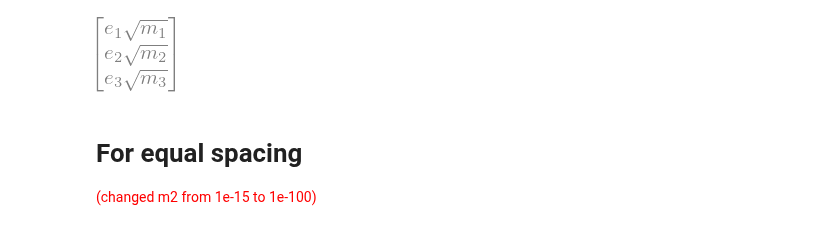
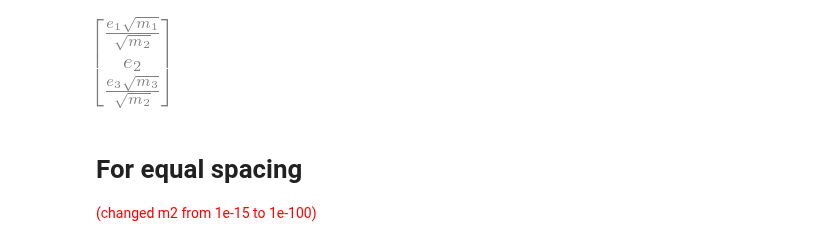
Before and after one commit to EritasY/Chaos, a Jupyter notebook: ModeApproximationComparisonDan.ipynb, the cells around one changed output. Drawn from its saved outputs; the diff is of its cells as text; code cells hidden in the pictures.

```diff
--- a/ModeApproximationComparisonDan.ipynb
+++ b/ModeApproximationComparisonDan.ipynb
@@ -40,13 +40,13 @@ def make_sim(alpha, mass, ecc, pom):
 # %%
 from sympy import *
 init_printing()
 m1, m2, m3, Mstar, e12, e23, e13, b1_12, b1_23, b1_13, b2_12, b2_23, b2_13, alpha12, alpha23, alpha13, e1, e2, e3 = symbols("m1, m2, m3, Mstar, e_{12}, e_{23}, e_{13}, b1_{12}, b1_{23}, b1_{13}, b2_{12}, b2_{23}, b2_{13}, a_{12}, a_{23}, a_{13}, e_1, e_2, e_3", positive=True, real=True)
 eps12, eps23, eps13 = symbols(r"\epsilon_{12}, \epsilon_{23}, \epsilon_{13}", positive=True, real=True)
 
-G = Matrix([sqrt(m1)*e1, sqrt(m2)*e2, sqrt(m3)*e3])
+G = Matrix([sqrt(m1/m2)*e1, sqrt(m2/m2)*e2, sqrt(m3/m2)*e3])
 G
 # %% [output]
-[figure, old version]
+[figure, new version]
 # %% [markdown]
 # For equal spacing
 <font color='red'>(changed m2 from 1e-15 to 1e-100)</font>
```
Also changed, not shown: parts of 5 cells of this notebook, 1 other file.
